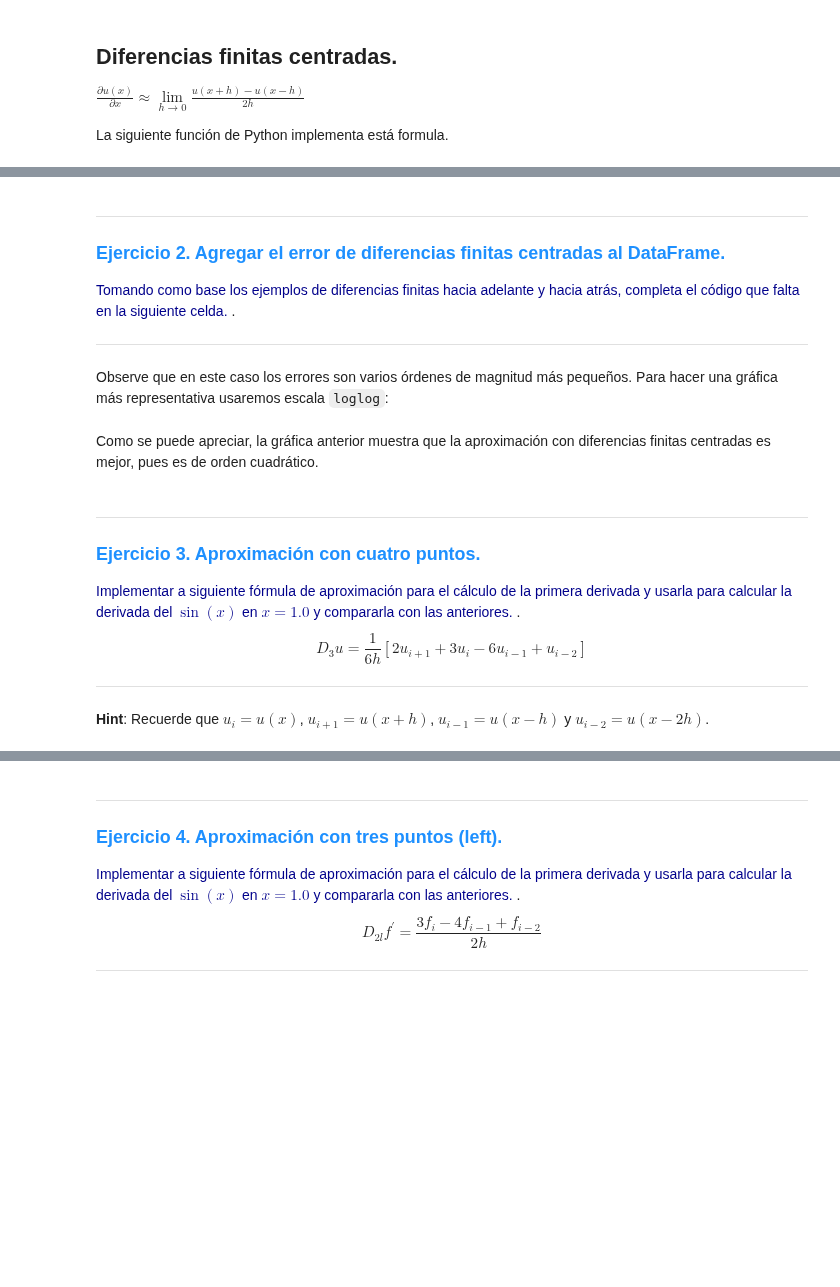
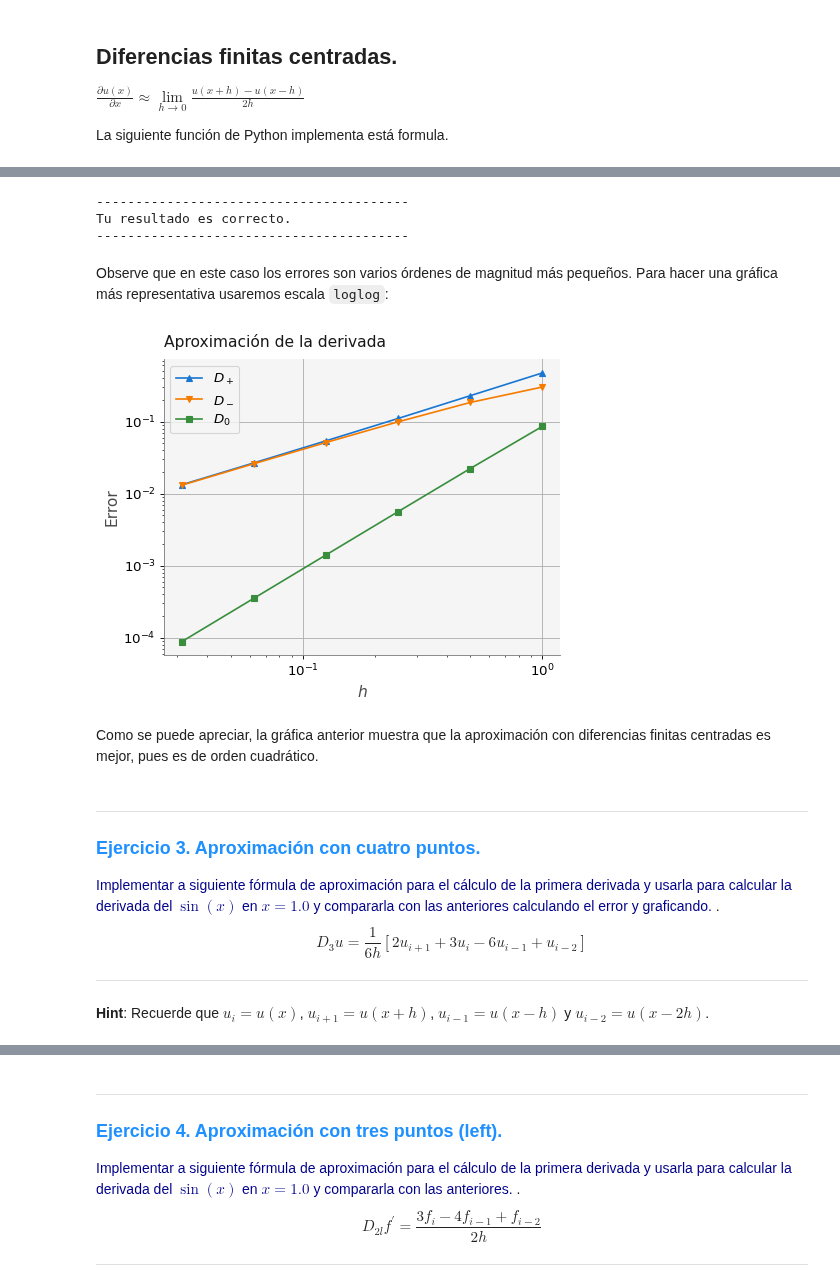
Before and after one commit to luiggix/macti_notes, a Jupyter notebook: notebooks/DerivadasNumericas/02_cla_derivadas_numericas.ipynb, the cells around one changed output, grey strips where cells are left out. Cells and saved outputs as stored; diff of their text form; code cells hidden in the pictures; blank space fills up the shorter version.

```diff
--- a/notebooks/DerivadasNumericas/02_cla_derivadas_numericas.ipynb
+++ b/notebooks/DerivadasNumericas/02_cla_derivadas_numericas.ipynb
@@ -217,8 +273,0 @@ ec = np.fabs( np.cos(x) - centeredFD(np.sin,x,h) )
-# %% [markdown]
----
-<a name='ej-2'></a>
-### **<font color="DodgerBlue">Ejercicio 2. Agregar el error de diferencias finitas centradas al DataFrame.</font>**
-
-<font color="DarkBlue">Tomando como base los ejemplos de diferencias finitas hacia adelante y hacia atrás, completa el código que falta en la siguiente celda. </font>.
-
----
@@ -232,16 +274,25 @@ Error
+# %%
+quizz.eval_numeric('2', ec)
+# %% [output]
+----------------------------------------
+Tu resultado es correcto.
+----------------------------------------
 # %% [markdown]
 Observe que en este caso los errores son varios órdenes de magnitud más pequeños. Para hacer una gráfica más representativa usaremos escala `loglog`:
 # %%
 # Hacemos el gráfico del error vs h
 plt.plot(h, ef, '^-', label='$D_+$')
 plt.plot(h, eb, 'v-', label='$D_-$')
 plt.plot(h, ec, 's-', label='$D_0$')
 plt.xlabel('$h$')
 plt.ylabel('Error')
 plt.title('Aproximación de la derivada')
 plt.legend()
+plt.grid()
 plt.loglog()  # Definimos la escala log-log
 plt.show()
+# %% [output]
+[figure, added]
 # %% [markdown]
 Como se puede apreciar, la gráfica anterior muestra que la aproximación con diferencias finitas centradas es mejor, pues es de orden cuadrático.
 # %% [markdown]
@@ -252,7 +303,7 @@ Como se puede apreciar, la gráfica anterior muestra que la aproximación con di
 
 <font color="DarkBlue">
 Implementar a siguiente fórmula de aproximación para el cálculo de la primera derivada y usarla
-para calcular la derivada del $\sin(x)$ en $x=1.0$ y compararla con las anteriores.
+para calcular la derivada del $\sin(x)$ en $x=1.0$ y compararla con las anteriores calculando el error y graficando.
 </font>.
 
 $$
```
Also changed, not shown: parts of 26 cells of this notebook, 4 other files.
